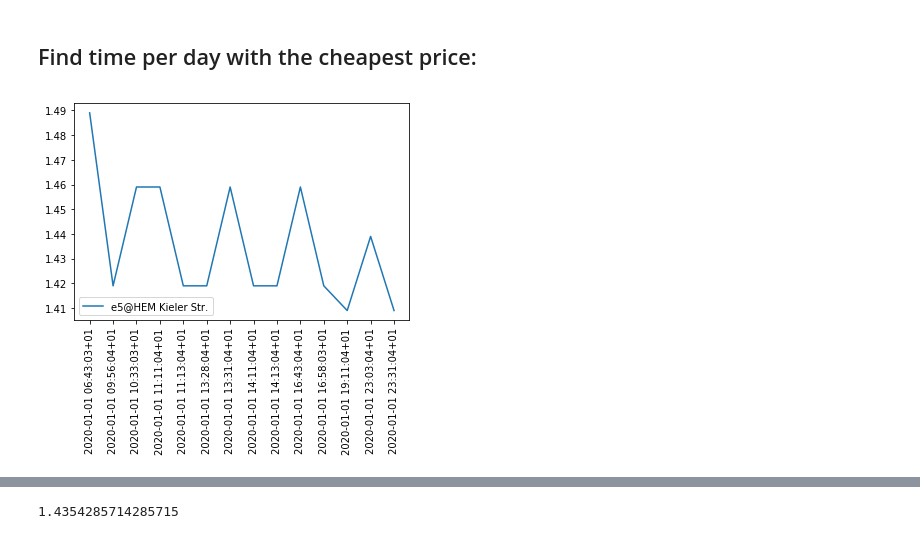
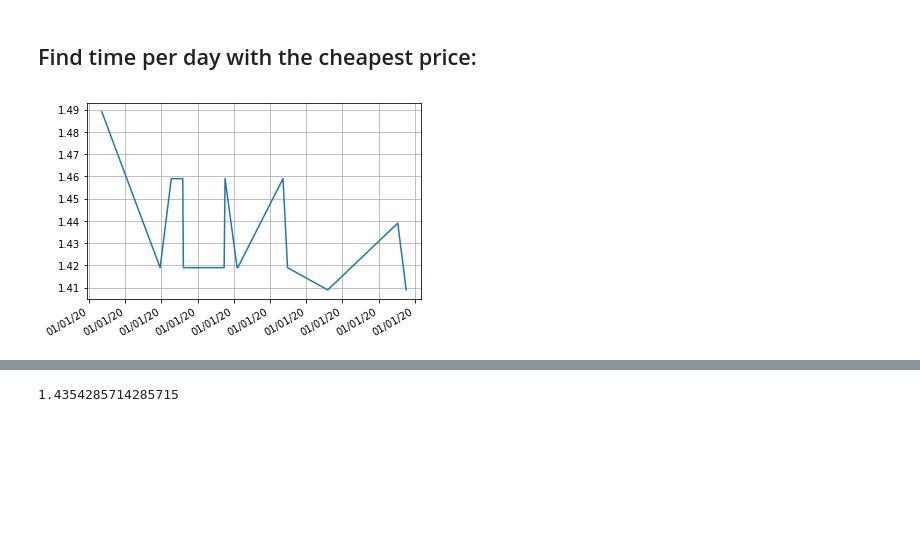
Before and after one commit to grevtsovkirill/GasAnalysis, a Jupyter notebook: GasAnalysis.ipynb, the cells around one changed output, grey strips where cells are left out. Drawn from its saved outputs; the diff is of its cells as text; code cells hidden in the pictures; blank space fills up the shorter version.

```diff
--- a/GasAnalysis.ipynb
+++ b/GasAnalysis.ipynb
@@ -250,3 +120,23 @@ for filename in os.listdir(data_dir):
         merged_data = merged_data.append(dataset_spec)
 # %%
 merged_data.sort_values('date', ascending=True, inplace=True)
+# %%
+import matplotlib.dates as mdates
+
+
+def plot_over_time_1(data,gas_type='e5'):
+    #years = mdates.YearLocator()   # every year
+    #months = mdates.MonthLocator()  # every month
+    #ays = mdates.DayLocator()  # every day
+    #years_fmt = mdates.DateFormatter('%YYYY')
+    #months_fmt = mdates.DateFormatter('%MM')
+
+    df1= data.sort_values('date', ascending=True)
+    fig, ax = plt.subplots()
+    #ax.plot('date', 'adj_close', data=data)
+    label=gas_type+"@"+df1['station_name'].values[0]+" "+df1['station_address'].values[0]
+    ax.plot(pd.to_datetime(df1['date']), df1[gas_type])
+    ax.xaxis.set_major_formatter(mdates.DateFormatter('%D'))
+    ax.grid(True)
+    fig.autofmt_xdate()
+    plt.show()
@@ -277,6 +162,6 @@ gas_type='e5'
 # %%
 day1 = merged_data.loc[merged_data.date<'2020-01-02']
 # %%
-plot_over_time(day1)
+plot_over_time_1(day1)
 # %% [output]
-[figure, old version]
+[figure, new version]
```
Also changed, not shown: parts of 31 cells of this notebook.
